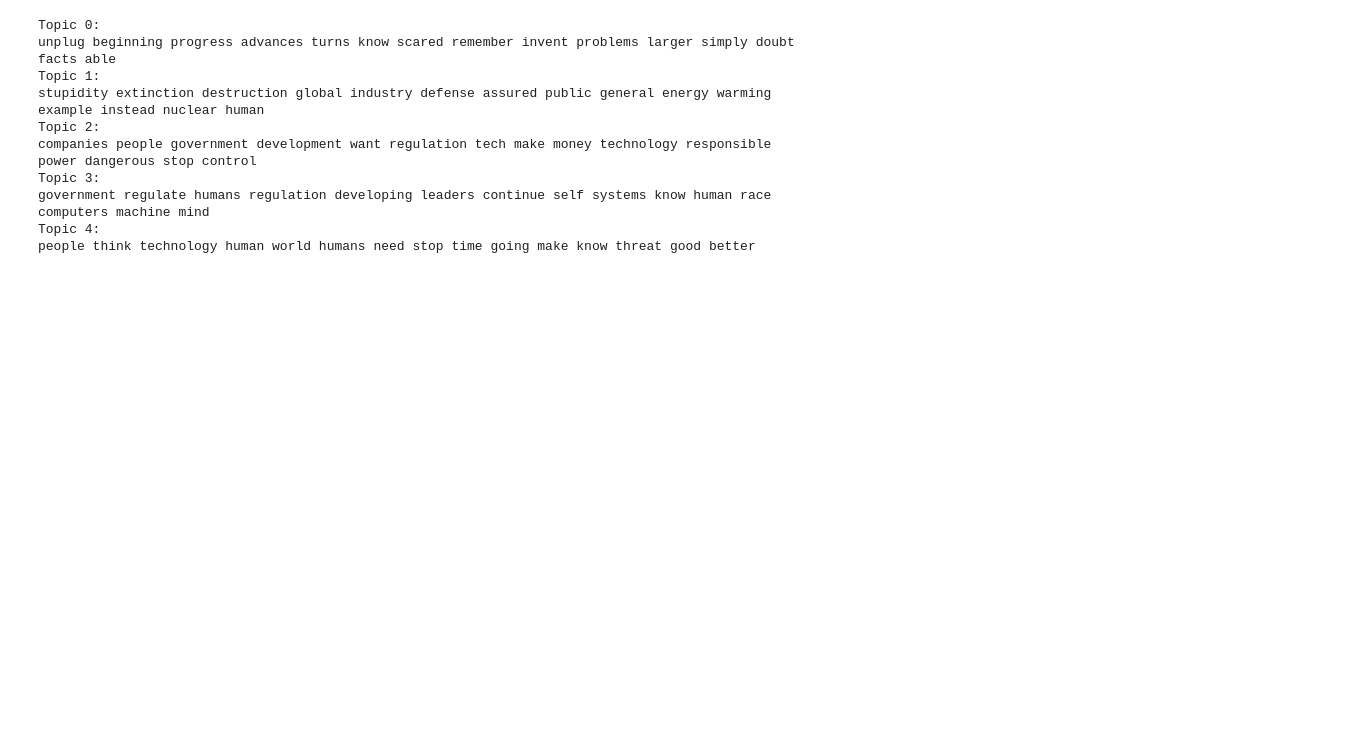
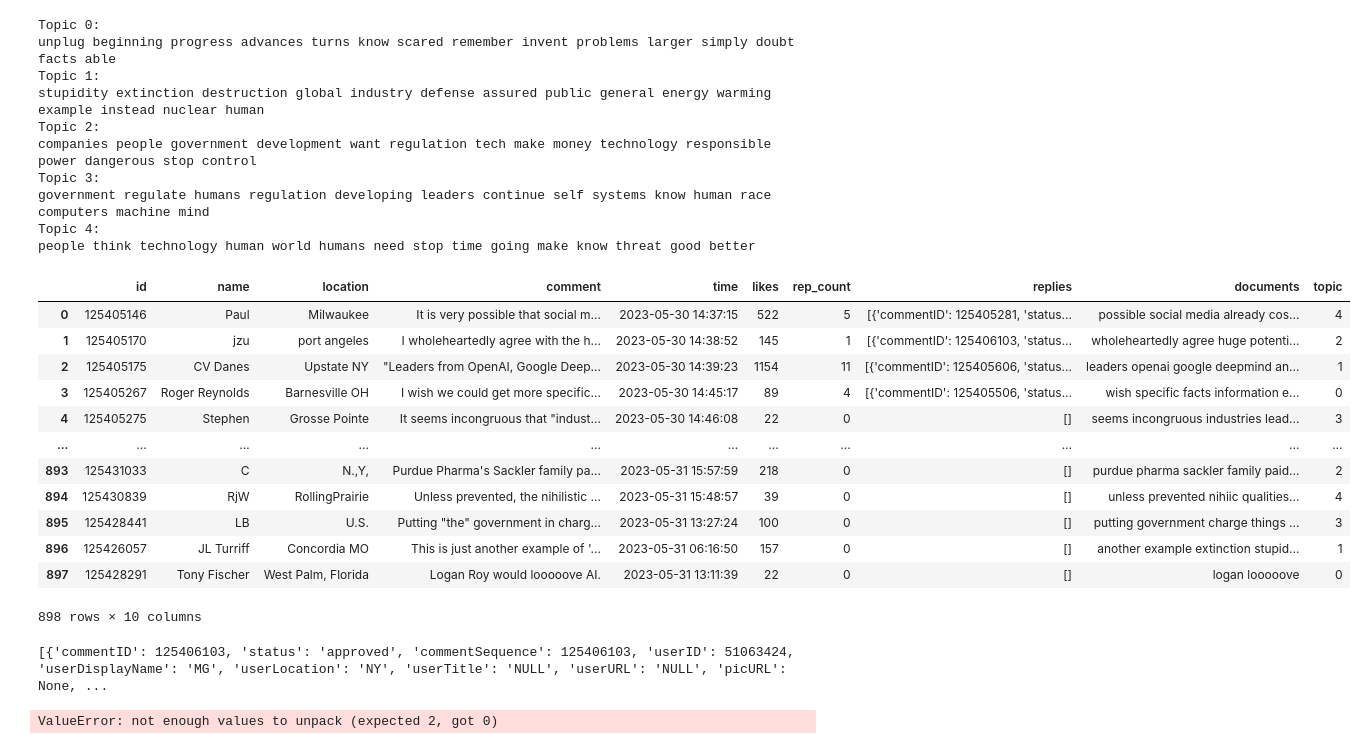
Before and after one commit to isevr/nytimes, a Jupyter notebook: sklearn TM.ipynb, the cells around one changed output. Drawn from its saved outputs; the diff is of its cells as text; code cells hidden in the pictures; blank space fills up the shorter version.

```diff
--- a/sklearn TM.ipynb
+++ b/sklearn TM.ipynb
@@ -75,3 +70,31 @@ Topic 3:
 government regulate humans regulation developing leaders continue self systems know human race computers machine mind
 Topic 4:
 people think technology human world humans need stop time going make know threat good better
+# %%
+topic = pd.DataFrame(lda_W.argmax(axis=1))
+
+df_top = pd.concat([df,topic],axis=1)
+
+df_top.columns = ['drop','id','name','location','comment','time','likes','rep_count','replies','documents','topic']
+
+df_top.drop('drop',axis=1,inplace=True)
+# %%
+df_top
+# %% [output]
+|  | id | name | location | comment | time | likes | rep_count | replies | documents | topic |
+| 0 | 125405146 | Paul | Milwaukee | It is very possible that social m... | 2023-05-30 14:37:15 | 522 | 5 | [{'commentID': 125405281, 'status... | possible social media already cos... | 4 |
+| 1 | 125405170 | jzu | port angeles | I wholeheartedly agree with the h... | 2023-05-30 14:38:52 | 145 | 1 | [{'commentID': 125406103, 'status... | wholeheartedly agree huge potenti... | 2 |
+| 2 | 125405175 | CV Danes | Upstate NY | "Leaders from OpenAI, Google Deep... | 2023-05-30 14:39:23 | 1154 | 11 | [{'commentID': 125405606, 'status... | leaders openai google deepmind an... | 1 |
+| 3 | 125405267 | Roger Reynolds | Barnesville OH | I wish we could get more specific... | 2023-05-30 14:45:17 | 89 | 4 | [{'commentID': 125405506, 'status... | wish specific facts information e... | 0 |
+| 4 | 125405275 | Stephen | Grosse Pointe | It seems incongruous that "indust... | 2023-05-30 14:46:08 | 22 | 0 | [] | seems incongruous industries lead... | 3 |
+| ... | ... | ... | ... | ... | ... | ... | ... | ... | ... | ... |
+| 893 | 125431033 | C | N.,Y, | Purdue Pharma's Sackler family pa... | 2023-05-31 15:57:59 | 218 | 0 | [] | purdue pharma sackler family paid... | 2 |
+| 894 | 125430839 | RjW | RollingPrairie | Unless prevented, the nihilistic ... | 2023-05-31 15:48:57 | 39 | 0 | [] | unless prevented nihiic qualities... | 4 |
+| 895 | 125428441 | LB | U.S. | Putting "the" government in charg... | 2023-05-31 13:27:24 | 100 | 0 | [] | putting government charge things ... | 3 |
+| 896 | 125426057 | JL Turriff | Concordia MO | This is just another example of '... | 2023-05-31 06:16:50 | 157 | 0 | [] | another example extinction stupid... | 1 |
+| 897 | 125428291 | Tony Fischer | West Palm, Florida | Logan Roy would looooove AI. | 2023-05-31 13:11:39 | 22 | 0 | [] | logan looooove | 0 |
+898 rows × 10 columns
+# %%
+print(df_top.replies[1])
+# %% [output]
+[{'commentID': 125406103, 'status': 'approved', 'commentSequence': 125406103, 'userID': 51063424, 'userDisplayName': 'MG', 'userLocation': 'NY', 'userTitle': 'NULL', 'userURL': 'NULL', 'picURL': None, ...
@@ -77,0 +110,49 @@ people think technology human world humans need stop time going make know threat
+# %%
+edge_x = []
+edge_y = []
+for edge in G.edges():
+    x0, y0 = G.nodes[edge[0]]['pos']
+    x1, y1 = G.nodes[edge[1]]['pos']
+    edge_x.append(x0)
+    edge_x.append(x1)
+    edge_x.append(None)
+    edge_y.append(y0)
+    edge_y.append(y1)
+    edge_y.append(None)
+
+edge_trace = go.Scatter(
+    x=edge_x, y=edge_y,
+    line=dict(width=0.5, color='#888'),
+    hoverinfo='none',
+    mode='lines')
+
+node_x = []
+node_y = []
+for node in G.nodes():
+    x, y = G.nodes[node]['pos']
+    node_x.append(x)
+    node_y.append(y)
+
+node_trace = go.Scatter(
+    x=node_x, y=node_y,
+    mode='markers',
+    hoverinfo='text',
+    marker=dict(
+        showscale=True,
+        # colorscale options
+        #'Greys' | 'YlGnBu' | 'Greens' | 'YlOrRd' | 'Bluered' | 'RdBu' |
+        #'Reds' | 'Blues' | 'Picnic' | 'Rainbow' | 'Portland' | 'Jet' |
+        #'Hot' | 'Blackbody' | 'Earth' | 'Electric' | 'Viridis' |
+        colorscale='YlGnBu',
+        reversescale=True,
+        color=[],
+        size=10,
+        colorbar=dict(
+            thickness=15,
+            title='Node Connections',
+            xanchor='left',
+            titleside='right'
+        ),
+        line_width=2))
+# %% [output]
+ValueError: not enough values to unpack (expected 2, got 0)
```
Also changed, not shown: parts of 6 cells of this notebook, 2 other files.
